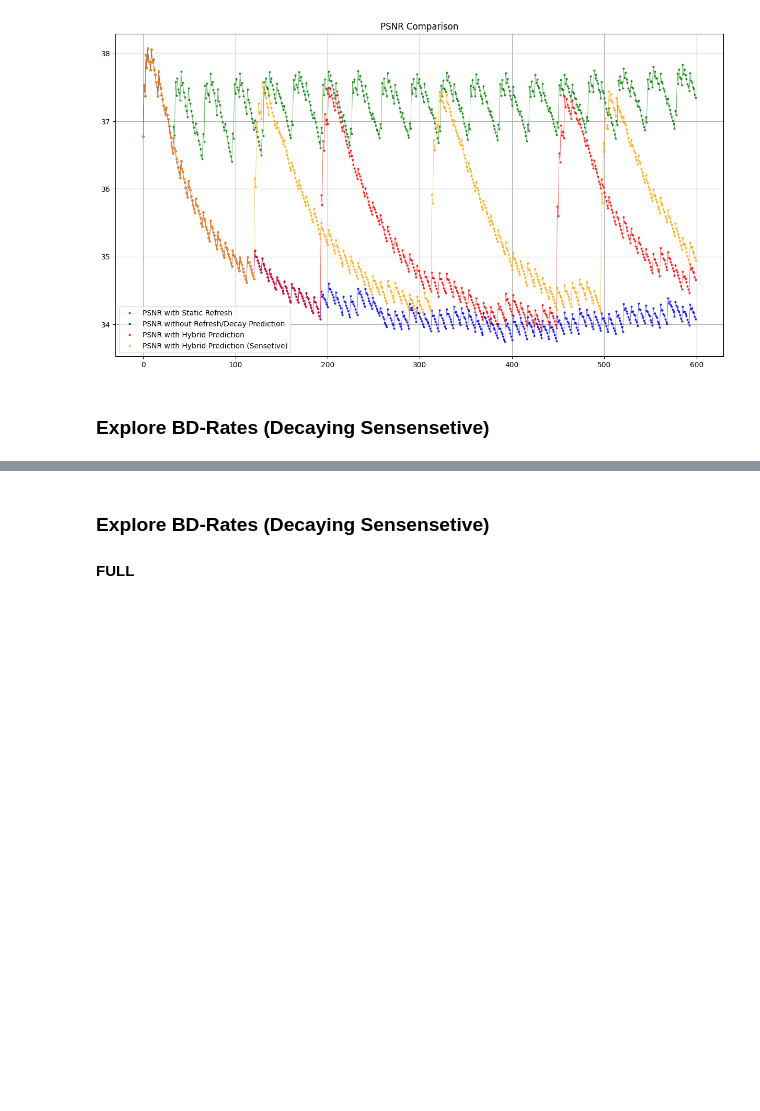
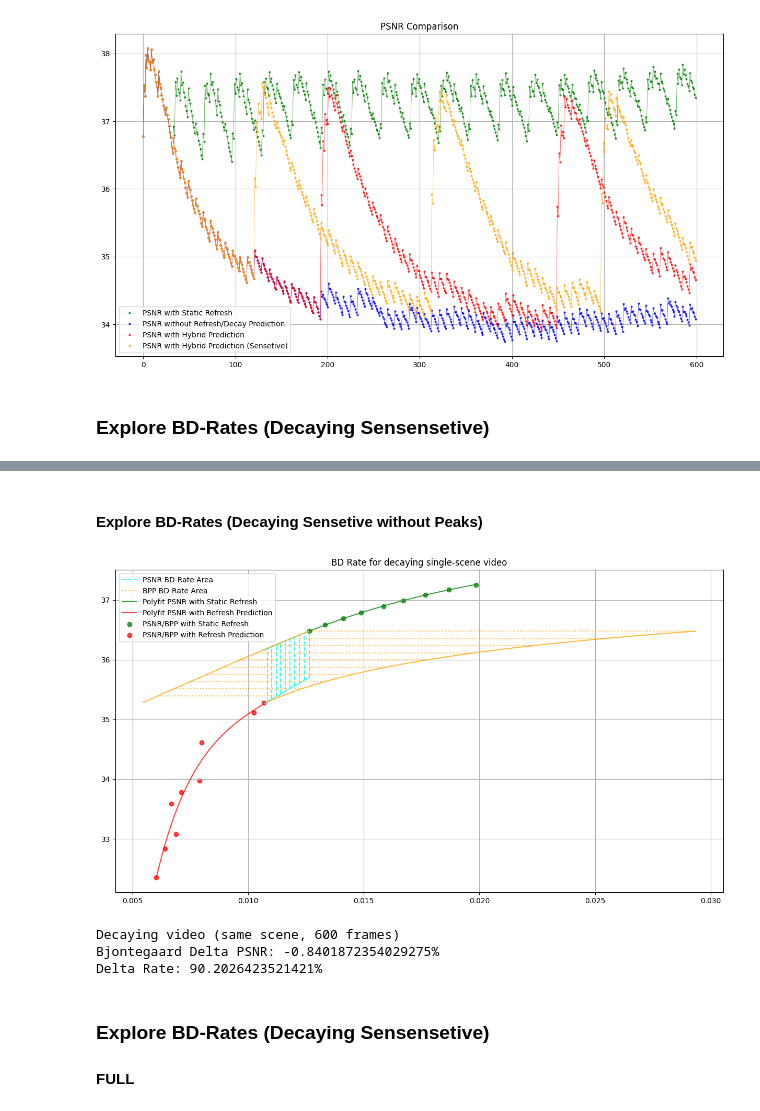
Before and after one commit to Punctuality/DCVC_Dynamic_Intra_Period, a Jupyter notebook: notebooks/explore_results.ipynb, the cells around one changed output, grey strips where cells are left out. Saved outputs shown, nothing was run; the diff lists cells and outputs as text; code cells hidden in the pictures; blank space fills up the shorter version.

```diff
--- a/notebooks/explore_results.ipynb
+++ b/notebooks/explore_results.ipynb
@@ -411,3 +428,18 @@ Delta Rate: -3.8541103334638893%
+# %% [markdown]
+#### Explore BD-Rates (Decaying Sensetive without Peaks)
+# %%
+psnr_static, bpp_static = get_mean_metric_to_bpp_for_folder("../output/stream/decaying_mulitple_no_intra_1", percentile_based_mean_lambda(0, 95))
+psnr_pred, bpp_pred = get_mean_metric_to_bpp_for_folder("../output/stream/decaying_multiple_norm_hybrid_sensetive_1", percentile_based_mean_lambda(0, 85))
+bd_psnr, psnr_int_range, p1_psnr, p2_psnr = bj_delta(bpp_static, psnr_static, bpp_pred, psnr_pred, mode=0)
+bd_rate, rate_int_range, p1_rate, p2_rate = bj_delta(bpp_static, psnr_static, bpp_pred, psnr_pred, mode=1)
+bd_rate_space_plot("BD Rate for decaying single-scene video")
+print("Decaying video (same scene, 600 frames)")
+print("Bjontegaard Delta PSNR: {}%\nDelta Rate: {}%".format(bd_psnr, bd_rate))
+# %% [output]
+[figure, added]
+Decaying video (same scene, 600 frames)
+Bjontegaard Delta PSNR: -0.8401872354029275%
+Delta Rate: 90.2026423521421%
 # %% [markdown]
 ### Explore BD-Rates (Decaying Sensensetive)
 #### FULL
```
Also changed, not shown: parts of 28 cells of this notebook, 4 other files.
